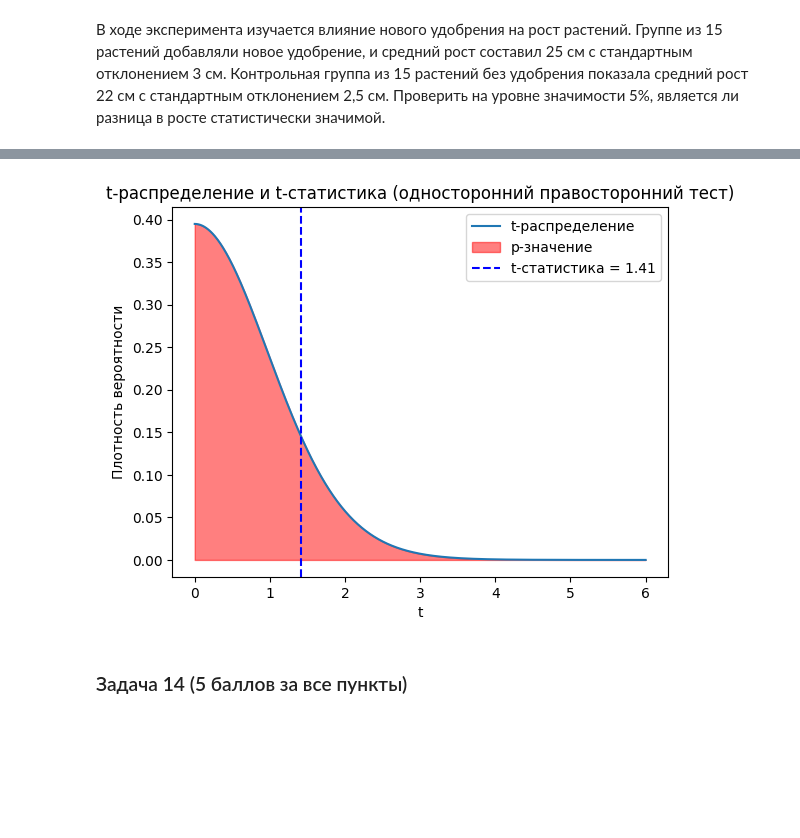
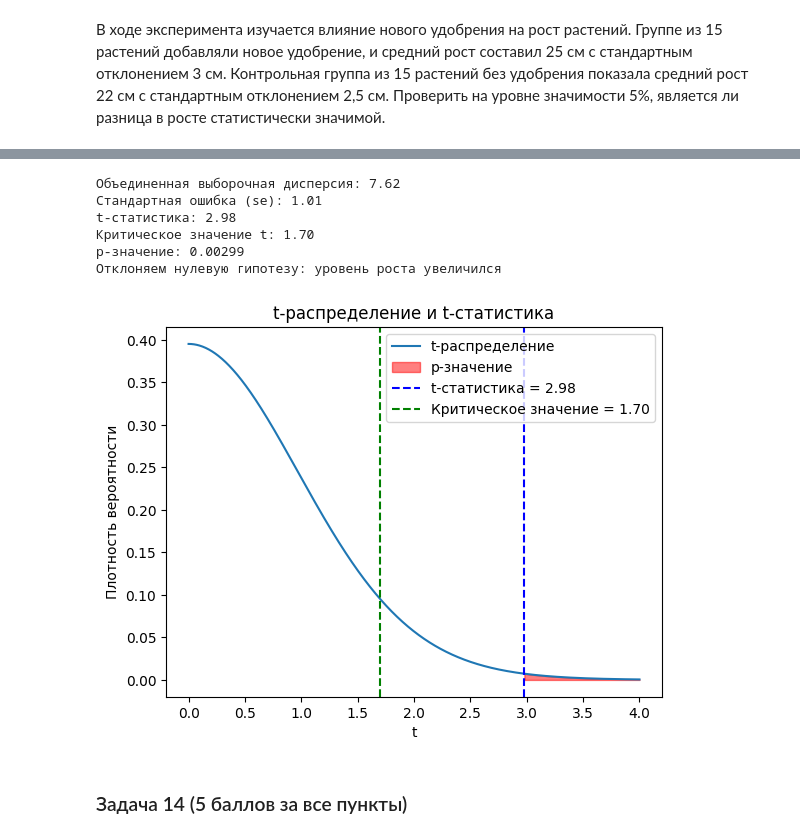
Before and after one commit to hilkovich/itmo_math_stat, a Jupyter notebook: homework_3/HW_3.ipynb, the cells around one changed output, grey strips where cells are left out. Cells and saved outputs as stored; diff of their text form; code cells hidden in the pictures; blank space fills up the shorter version.

```diff
--- a/homework_3/HW_3.ipynb
+++ b/homework_3/HW_3.ipynb
@@ -959,36 +1032,73 @@ else:
+# %%
+# Объединенная выборочная дисперсия
+df = n_1 + n_2 - 2
+sp2 = ((n_1 - 1) * std_1**2 + (n_2 - 1) * std_2**2) / df
+print(f"Объединенная выборочная дисперсия: {sp2:.2f}")
+
+# Стандартная ошибка
+se = np.sqrt(sp2 * (1 / n_1 + 1 / n_2))
+print(f"Стандартная ошибка (se): {se:.2f}")
+
+# t-статистика
+t_stat = (mean_1 - mean_2) / se
+print(f"t-статистика: {t_stat:.2f}")
+
+# Критическое значение t
+t_critical = t.ppf(1 - alpha, df)
+print(f"Критическое значение t: {t_critical:.2f}")
+
+# p-значение
+p_value = 1 - t.cdf(t_stat, df)
+print(f"p-значение: {p_value:.5f}")
+
+# Принятие решения
+if t_stat > t_critical:
+    print("Отклоняем нулевую гипотезу: уровень роста увеличился")
+else:
+    print("Не отклоняем нулевую гипотезу: уровень роста без изменений")
+# %% [output]
+Объединенная выборочная дисперсия: 7.62
+Стандартная ошибка (se): 1.01
+t-статистика: 2.98
+Критическое значение t: 1.70
+p-значение: 0.00299
+Отклоняем нулевую гипотезу: уровень роста увеличился
 # %%
-# Диапазон значений t
-t_values = np.linspace(0, 6, 1000)
+t_values = np.linspace(0, 4, 1000)
 pdf = t.pdf(t_values, df)
-
-# Критическое значение
-t_critical = t.ppf(1 - alpha, df)
 
 # Построение графика
 plt.plot(t_values, pdf, label="t-распределение")
 
 # Закрашиваем область p-значения
 plt.fill_between(
     t_values,
     pdf,
     where=(t_values >= t_stat),
     color="red",
     alpha=0.5,
     label="p-значение",
 )
 
 # Отмечаем t-статистику
+plt.axvline(t_stat, color="blue", linestyle="--", label=f"t-статистика = {t_stat:.2f}")
+
+# Отмечаем критическое значение
 plt.axvline(
-    z_statistic, color="blue", linestyle="--", label=f"t-статистика = {z_statistic:.2f}"
+    t_critical,
+    color="green",
+    linestyle="--",
+    label=f"Критическое значение = {t_critical:.2f}",
 )
 
 plt.legend()
-plt.title("t-распределение и t-статистика (односторонний правосторонний тест)")
+plt.title("t-распределение и t-статистика")
 plt.xlabel("t")
 plt.ylabel("Плотность вероятности")
+
 plt.show()
 # %% [output]
-[figure, old version]
+[figure, new version]
 # %% [markdown]
 ### Задача 14 (5 баллов за все пункты)
 # %% [markdown]
```
Also changed, not shown: parts of 47 cells of this notebook.
